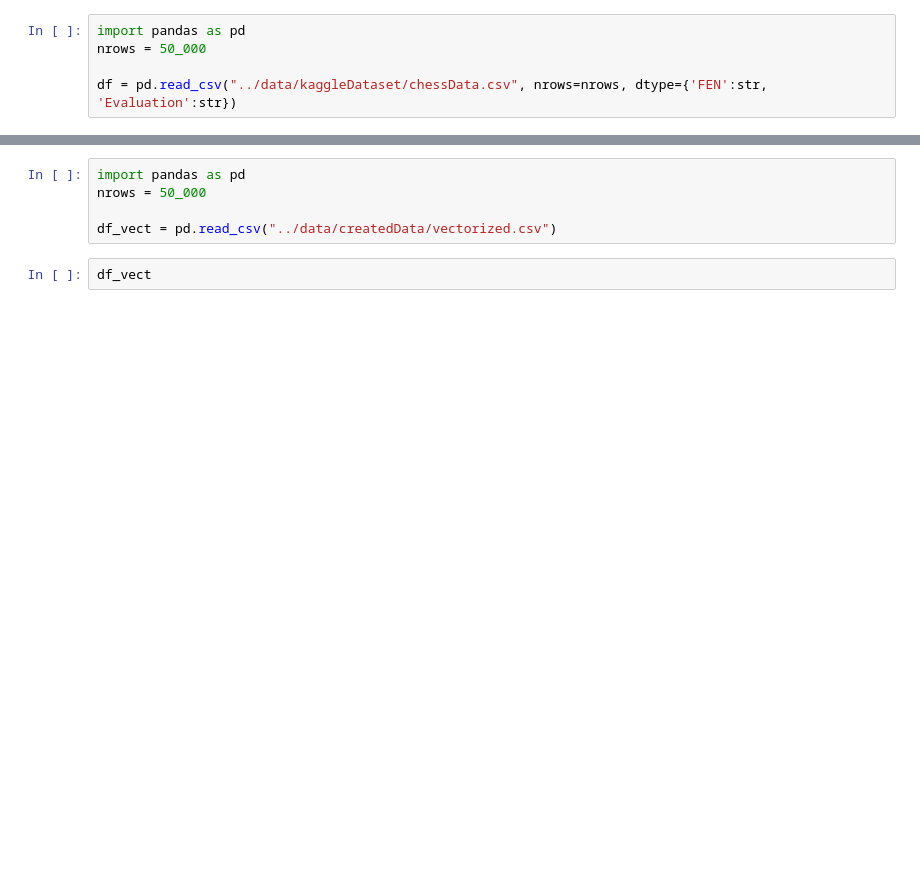
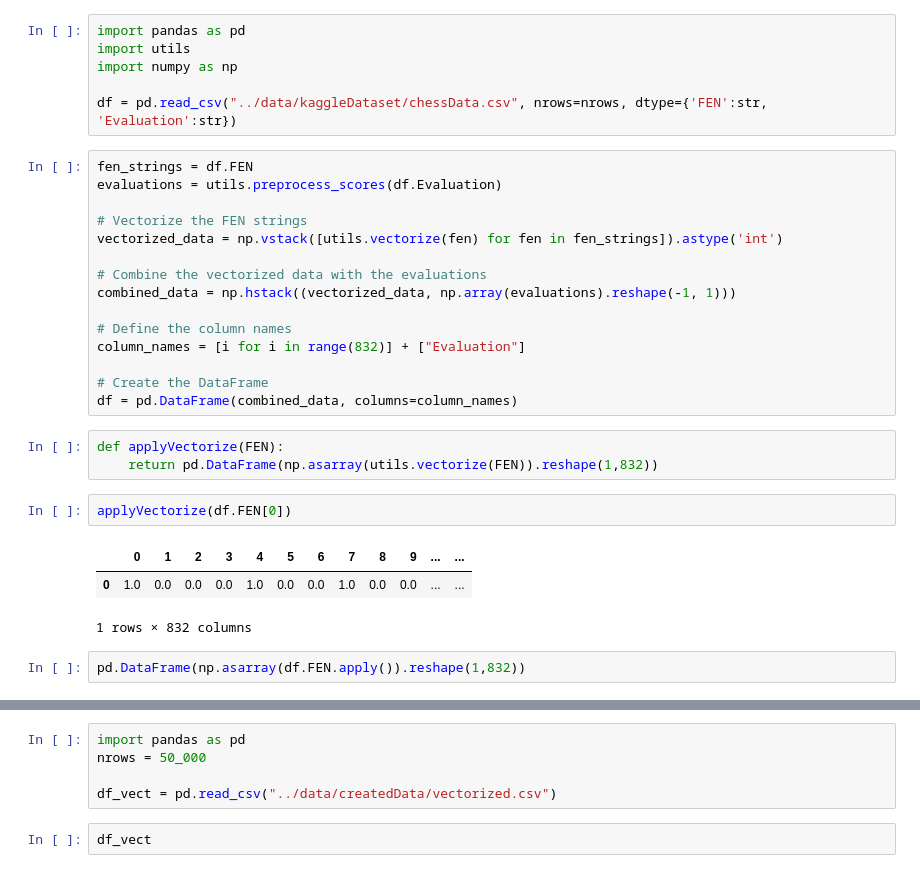
Before and after one commit to msaad02/final-project-ai-ml, a Jupyter notebook: final/test csv.ipynb, the cells around one changed output, grey strips where cells are left out. Drawn from its saved outputs; the diff is of its cells as text; blank space fills up the shorter version.

Commit message:
getting Vectorized stuff a lot better and faster

```diff
--- a/final/test csv.ipynb
+++ b/final/test csv.ipynb
@@ -1,5 +1,32 @@
 # %%
 import pandas as pd
-nrows = 50_000
+import utils
+import numpy as np
 
 df = pd.read_csv("../data/kaggleDataset/chessData.csv", nrows=nrows, dtype={'FEN':str, 'Evaluation':str})
+# %%
+fen_strings = df.FEN
+evaluations = utils.preprocess_scores(df.Evaluation)
+
+# Vectorize the FEN strings
+vectorized_data = np.vstack([utils.vectorize(fen) for fen in fen_strings]).astype('int')
+
+# Combine the vectorized data with the evaluations
+combined_data = np.hstack((vectorized_data, np.array(evaluations).reshape(-1, 1)))
+
+# Define the column names
+column_names = [i for i in range(832)] + ["Evaluation"]
+
+# Create the DataFrame
+df = pd.DataFrame(combined_data, columns=column_names)
+# %%
+def applyVectorize(FEN):
+    return pd.DataFrame(np.asarray(utils.vectorize(FEN)).reshape(1,832))
+# %%
+applyVectorize(df.FEN[0])
+# %% [output]
+|  | 0 | 1 | 2 | 3 | 4 | 5 | 6 | 7 | 8 | 9 | ... | ... |
+| 0 | 1.0 | 0.0 | 0.0 | 0.0 | 1.0 | 0.0 | 0.0 | 1.0 | 0.0 | 0.0 | ... | ... |
+1 rows × 832 columns
+# %%
+pd.DataFrame(np.asarray(df.FEN.apply()).reshape(1,832))
```
Also changed, not shown: parts of 3 cells of this notebook, 2 other files.
